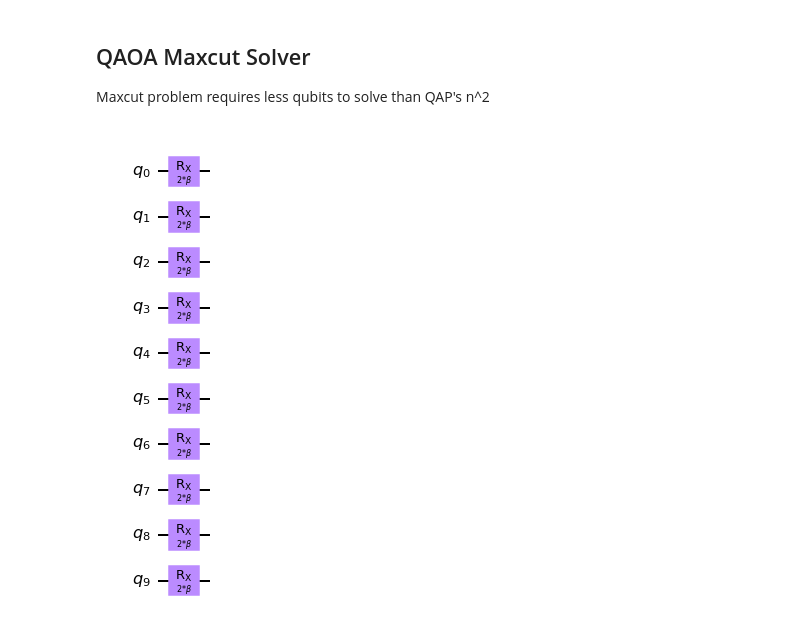
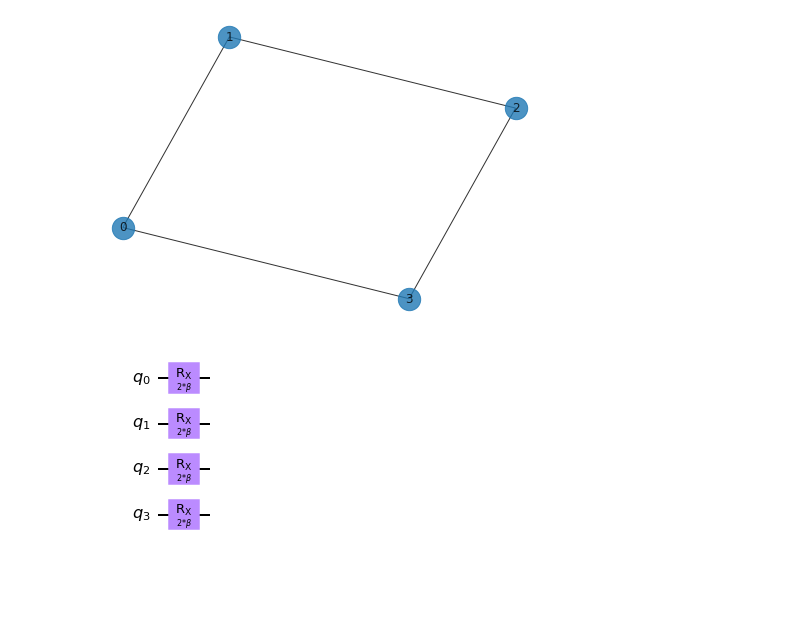
Before and after one commit to 007Axel/Maxcut-Hopfield-QAOA, a Jupyter notebook: maxcutqc-qaoa.ipynb, the cells around one changed output. Drawn from its saved outputs; the diff is of its cells as text; code cells hidden in the pictures; blank space fills up the shorter version.

```diff
--- a/maxcutqc-qaoa.ipynb
+++ b/maxcutqc-qaoa.ipynb
@@ -1,6 +1,3 @@
 # %%
 import networkx as nx
 import matplotlib.pyplot as plt
-# %% [markdown]
-## QAOA Maxcut Solver
-Maxcut problem requires less qubits to solve than QAP's n^2
@@ -41,23 +4,32 @@ adjacency = nx.adjacency_matrix(GG).todense()
+# %%
+import networkx as nx
+
+G = nx.Graph()
+G.add_nodes_from([0, 1, 2, 3])
+G.add_edges_from([(0, 1), (1, 2), (2, 3), (3, 0)])
+nx.draw(G, with_labels=True, alpha=0.8, node_size=500)
+# %% [output]
+[figure, added]
 # %%
 from qiskit import QuantumCircuit, ClassicalRegister, QuantumRegister
 from qiskit import Aer, execute
 from qiskit.circuit import Parameter
 
 # Adjacency is essentially a matrix which tells you which nodes are
 # connected. This matrix is given as a sparse matrix, so we need to
 # convert it to a dense matrix
-G = GG
 adjacency = nx.adjacency_matrix(G).todense()
-nqubits = 10
+
+nqubits = 4
 
 beta = Parameter("$\\beta$")
 qc_mix = QuantumCircuit(nqubits)
 for i in range(0, nqubits):
     qc_mix.rx(2 * beta, i)
 
 qc_mix.draw(output='mpl')
 # %% [output]
-[figure, old version]
+[figure, new version]
 # %%
 gamma = Parameter("$\\gamma$")
 qc_p = QuantumCircuit(nqubits)
```
Also changed, not shown: parts of 12 cells of this notebook.
